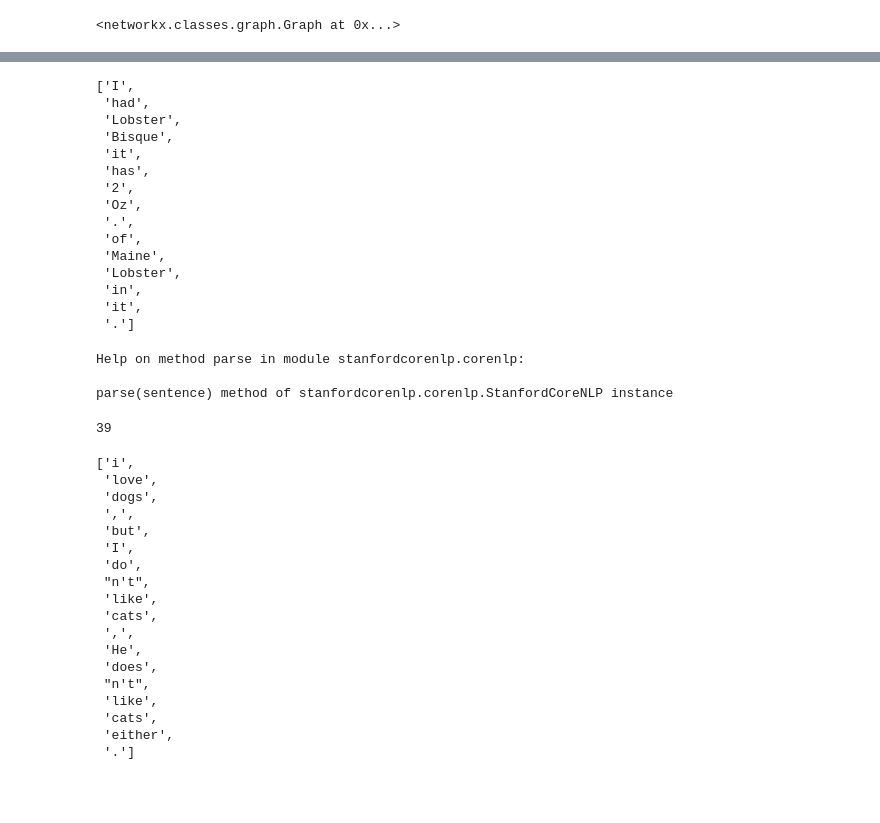
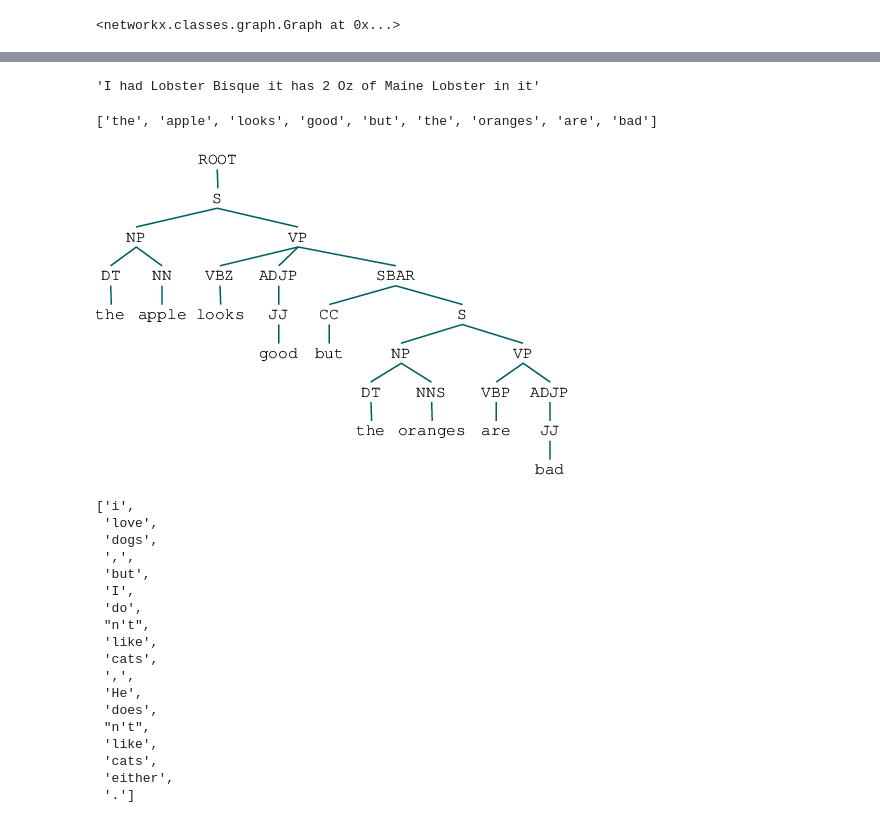
Before and after one commit to richardsun-voyager/SA-Sent, a Jupyter notebook: data_handler.ipynb, the cells around one changed output, grey strips where cells are left out. Cells and saved outputs as stored; diff of their text form; code cells hidden in the pictures; blank space fills up the shorter version.

Commit message:
update parsing method

```diff
--- a/data_handler.ipynb
+++ b/data_handler.ipynb
@@ -510,37 +503,42 @@ WARNING:MosesTokenizer:stdbuf was not found; communication with perl may hang du
-# %%
-text = "I had Lobster Bisque it has 2 Oz. of Maine Lobster in it."
-words = nlp.word_tokenize(words)
-words
-# %% [output]
-['I',
- 'had',
- 'Lobster',
- 'Bisque',
- 'it',
- 'has',
- '2',
- 'Oz',
- '.',
- 'of',
- 'Maine',
- 'Lobster',
- 'in',
- 'it',
- '.']
+# %%
+def clean_str(text):
+    """
+    Tokenization/string cleaning for all datasets except for SST.
+    Original taken from https://github.com/yoonkim/CNN_sentence/blob/master/process_data.py
+    """
+    string = re.sub(r"[^A-Za-z0-9(),!?\'\`]", " ", text)
+    string = re.sub(r"\'s", " \'s", string)
+    string = re.sub(r"\'ve", " \'ve", string)
+    string = re.sub(r"n\'t", " n\'t", string)
+    string = re.sub(r"\'re", " \'re", string)
+    string = re.sub(r"\'d", " \'d", string)
+    string = re.sub(r"\'ll", " \'ll", string)
+    string = re.sub(r",", " , ", string)
+    string = re.sub(r"!", " ! ", string)
+    string = re.sub(r"\(", " \( ", string)
+    string = re.sub(r"\)", " \) ", string)
+    string = re.sub(r"\?", " \? ", string)
+    string = re.sub(r"\s{2,}", " ", string)
+    return string.strip()
+# %%
+clean_str(text)
+# %% [output]
+'I had Lobster Bisque it has 2 Oz of Maine Lobster in it'
+# %%
+text = "the apple looks good but the oranges are bad"
+text = clean_str(text)
+words = nlp.word_tokenize(text)
+words
+# %% [output]
+['the', 'apple', 'looks', 'good', 'but', 'the', 'oranges', 'are', 'bad']
 # %%
 from nltk.tree import Tree
 document = nlp.parse(text)
 parsed_sent = Tree.fromstring(document)
-# %%
-help(nlp.parse)
-# %% [output]
-Help on method parse in module stanfordcorenlp.corenlp:
-
-parse(sentence) method of stanfordcorenlp.corenlp.StanfordCoreNLP instance
-# %%
-len(parsed_sent.leaves())
-# %% [output]
-39
+# %%
+parsed_sent
+# %% [output]
+[figure, added]
 # %%
 parsed_sent.leaves()
 # %% [output]
```
Also changed, not shown: parts of 1 cell of this notebook, 4 other files.
